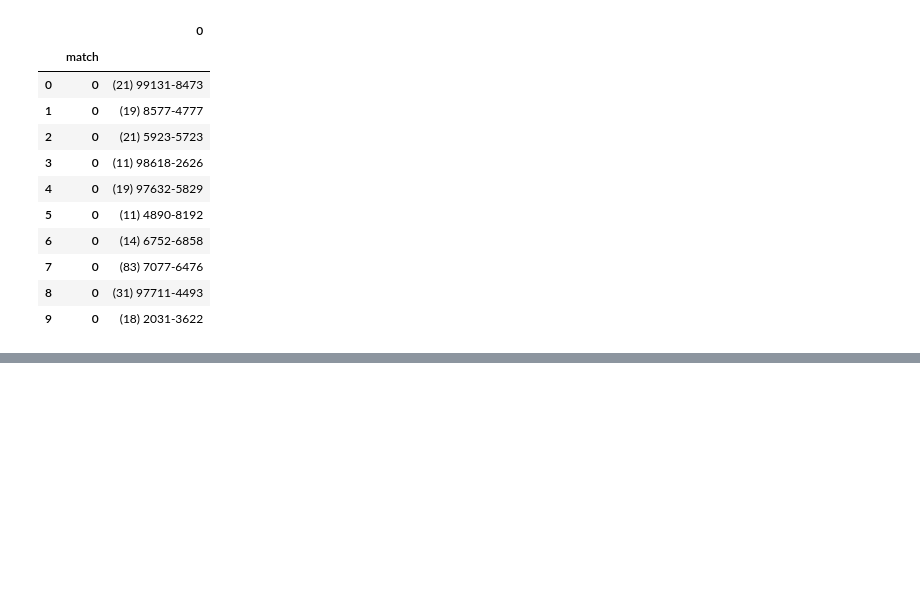
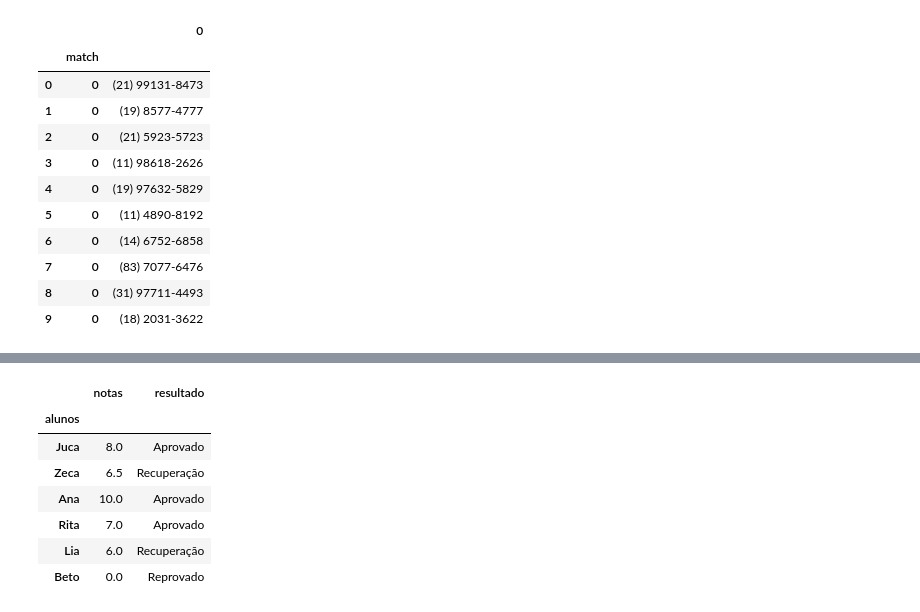
Before and after one commit to biamouras/alura-pandas-ds, a Jupyter notebook: 05_pandas_avancado/exercicios.ipynb, the cells around one changed output, grey strips where cells are left out. Saved outputs shown, nothing was run; the diff lists cells and outputs as text; code cells hidden in the pictures; blank space fills up the shorter version.

```diff
--- a/05_pandas_avancado/exercicios.ipynb
+++ b/05_pandas_avancado/exercicios.ipynb
@@ -494,0 +499,7 @@ dtype: object
+# %%
+df = pd.DataFrame(
+    {
+        'alunos': ['Juca', 'Zeca', 'Ana', 'Rita', 'Lia', 'Beto'],
+        'notas': [8, 6.5, 10, 7, 6, 0]
+    }
+).set_index('alunos')
@@ -494,0 +518,15 @@ dtype: object
+# %%
+classes = [0, 5.9, 6.9, 10]
+rotulos = ['Reprovado', 'Recuperação', 'Aprovado']
+
+df['resultado'] = pd.cut(x = df['notas'], bins = classes, labels = rotulos, include_lowest = True)
+df
+# %% [output]
+|  | notas | resultado |
+| alunos |  |  |
+| Juca | 8.0 | Aprovado |
+| Zeca | 6.5 | Recuperação |
+| Ana | 10.0 | Aprovado |
+| Rita | 7.0 | Aprovado |
+| Lia | 6.0 | Recuperação |
+| Beto | 0.0 | Reprovado |
```
Also changed, not shown: parts of 15 cells of this notebook, 1 other file.
